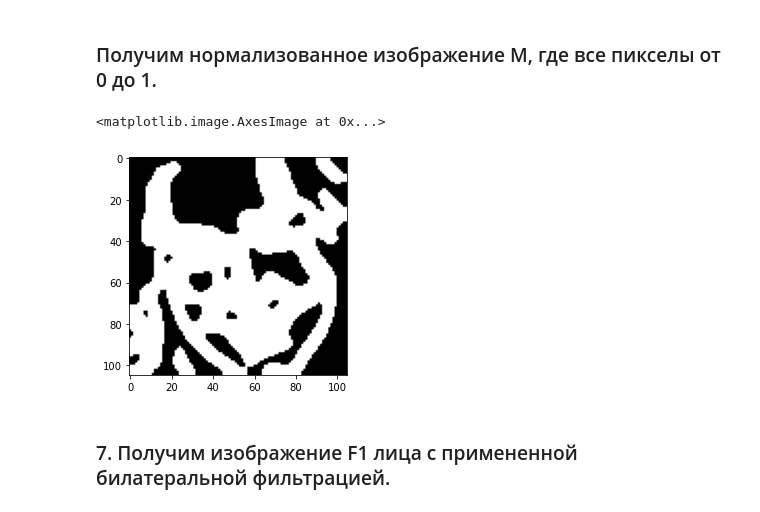
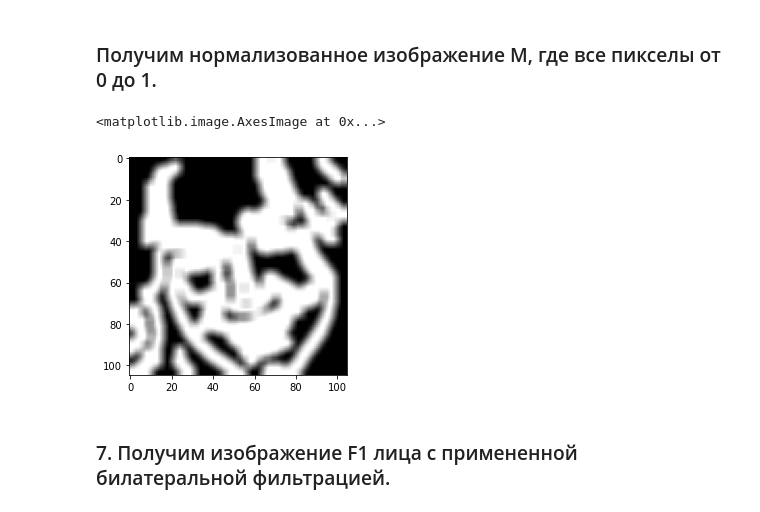
Before and after one commit to kspurtova/CV_Homework1, a Jupyter notebook: CV_HW1-checkpoint.ipynb, the cells around one changed output. Drawn from its saved outputs; the diff is of its cells as text; code cells hidden in the pictures.

```diff
--- a/CV_HW1-checkpoint.ipynb
+++ b/CV_HW1-checkpoint.ipynb
@@ -135,11 +135,11 @@ plt.imshow(imgGauss, cmap="gray")
 # %% [markdown]
 ### Получим нормализованное изображение М, где все пикселы от 0 до 1.
 # %%
-imageNorm = cv2.normalize(imgGauss,None,0,1,cv2.NORM_MINMAX)
+imageNorm = cv2.normalize(imgGauss,None, 0, 1,cv2.NORM_MINMAX, cv2.CV_32F)
 plt.imshow(imageNorm, cmap="gray")
 # %% [output]
 <matplotlib.image.AxesImage at 0x...>
-[figure, old version]
+[figure, new version]
 # %% [markdown]
 ### 7. Получим изображение F1 лица с примененной билатеральной фильтрацией.
 # %%
```
